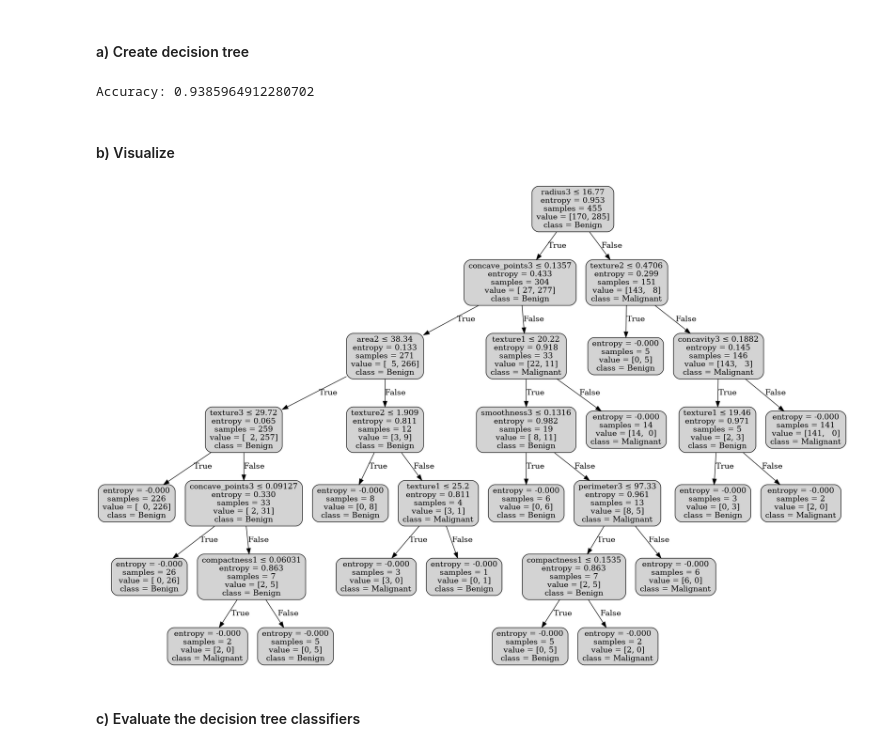
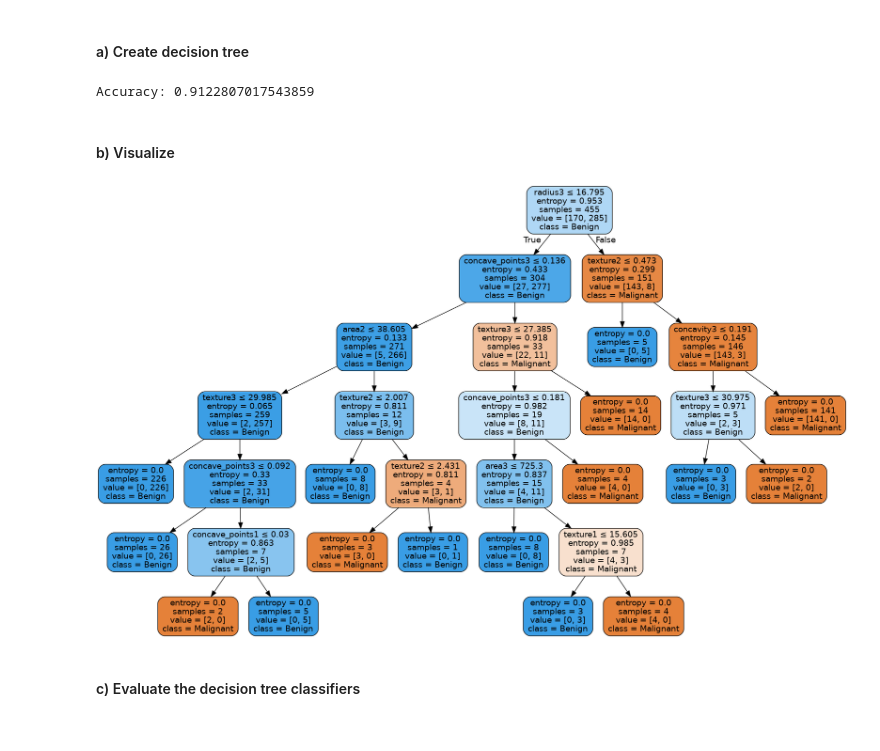
Before and after one commit to Tuyen572004/Decision-Tree, a Jupyter notebook: Source/Cancer/DecisionTree_Cancer.ipynb, the cells around one changed output. Drawn from its saved outputs; the diff is of its cells as text; code cells hidden in the pictures.

Commit message:
update decision tree for cancer dataset using DecisionTreeClassifier of sklearn =))))

```diff
--- a/Source/Cancer/DecisionTree_Cancer.ipynb
+++ b/Source/Cancer/DecisionTree_Cancer.ipynb
@@ -387,21 +242,31 @@ y_train_80 = datasets['80_train'][1]
 X_test_20 = datasets['20_test'][0]
 y_test_20 = datasets['20_test'][1]
 
-dt_20_test = DecisionTree()
+dt_20_test = DecisionTreeClassifier(criterion='entropy', random_state=42)
 dt_20_test.fit(X_train_80, y_train_80)
 y_predict_20 = dt_20_test.predict(X_test_20)
 
 print("Accuracy:", accuracy_score(y_test_20, y_predict_20))
 # %% [output]
-Accuracy: 0.9385964912280702
+Accuracy: 0.9122807017543859
 # %% [markdown]
 #### b) Visualize
 # %%
-graph_20_test = visualize_tree(dt_20_test.root)
-graph_20_test.render(save_folder +"DT_20_test", format="png", cleanup=True)
-Image(save_folder+"DT_20_test.png")
+dot_20_test = export_graphviz(
+    dt_20_test,
+    out_file=None,
+    feature_names=feature_names,
+    class_names=target_names_mapping,
+    filled=True,
+    rounded=True,
+    special_characters=True
+)
+
+graph = graphviz.Source(dot_20_test)
+graph.render(save_folder+ "DT_20_test", format="png", cleanup=True)
+display(Image(save_folder+"DT_20_test.png"))
 # %% [output]
-[figure, old version]
+[figure, new version]
 # %% [markdown]
 #### c) Evaluate the decision tree classifiers
 # %%
```
Also changed, not shown: parts of 19 cells of this notebook, 11 other files.
